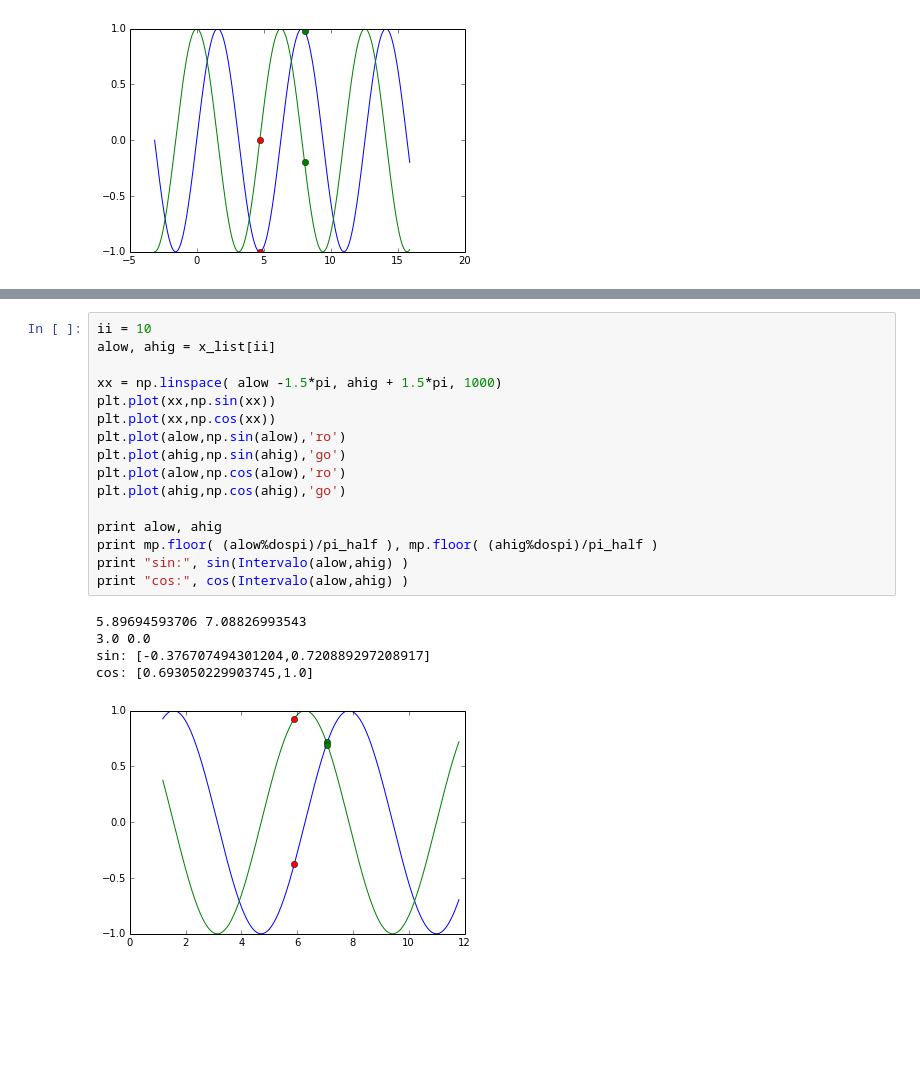
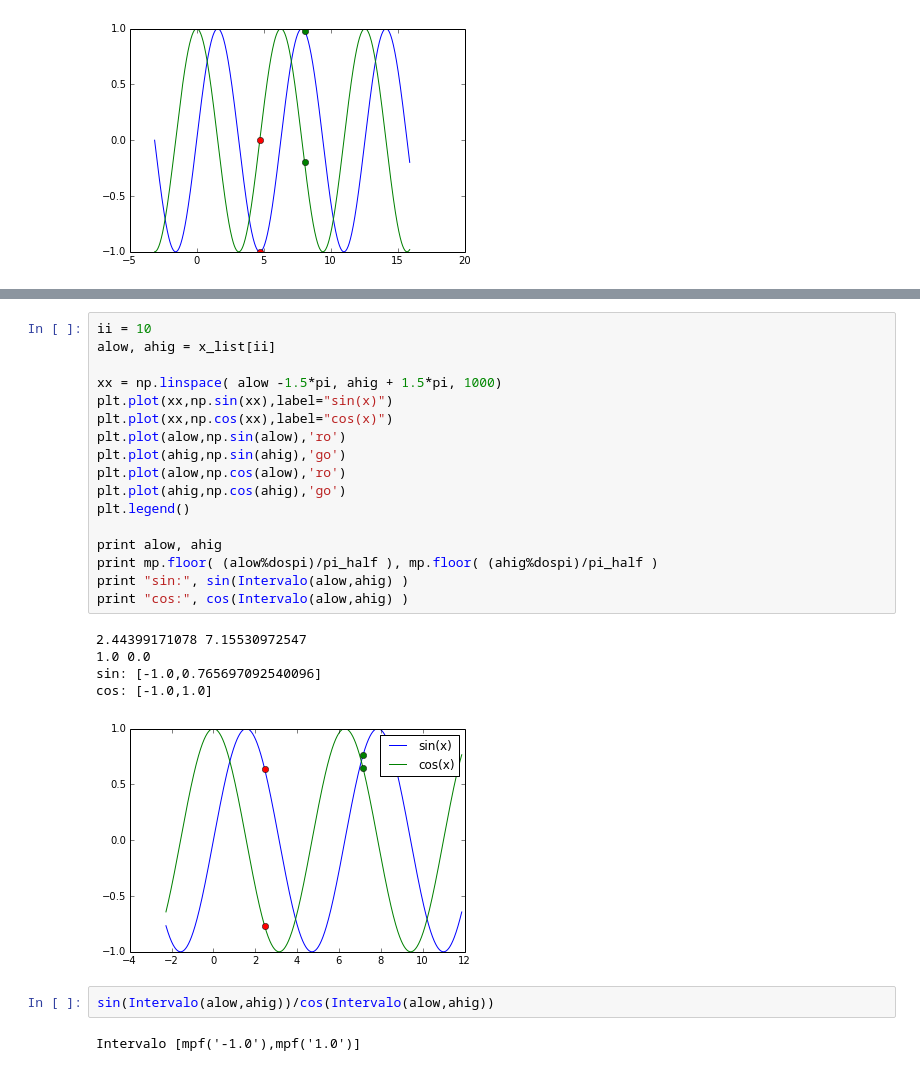
Before and after one commit to dpsanders/interval_arithmetic, a Jupyter notebook: Test_SinCos.ipynb, the cells around one changed output, grey strips where cells are left out. Cells and saved outputs as stored; diff of their text form; blank space fills up the shorter version.

```diff
--- a/Test_SinCos.ipynb
+++ b/Test_SinCos.ipynb
@@ -94,22 +101,27 @@ cos( x ) =  [0.693050229903745,1.0]
 # %%
 ii = 10
 alow, ahig = x_list[ii]
 
 xx = np.linspace( alow -1.5*pi, ahig + 1.5*pi, 1000)
-plt.plot(xx,np.sin(xx))
-plt.plot(xx,np.cos(xx))
+plt.plot(xx,np.sin(xx),label="sin(x)")
+plt.plot(xx,np.cos(xx),label="cos(x)")
 plt.plot(alow,np.sin(alow),'ro')
 plt.plot(ahig,np.sin(ahig),'go')
 plt.plot(alow,np.cos(alow),'ro')
 plt.plot(ahig,np.cos(ahig),'go')
+plt.legend()
 
 print alow, ahig
 print mp.floor( (alow%dospi)/pi_half ), mp.floor( (ahig%dospi)/pi_half )
 print "sin:", sin(Intervalo(alow,ahig) )
 print "cos:", cos(Intervalo(alow,ahig) )
 # %% [output]
-5.89694593706 7.08826993543
-3.0 0.0
-sin: [-0.376707494301204,0.720889297208917]
-cos: [0.693050229903745,1.0]
+2.44399171078 7.15530972547
+1.0 0.0
+sin: [-1.0,0.765697092540096]
+cos: [-1.0,1.0]
-[figure, old version]
+[figure, new version]
+# %%
+sin(Intervalo(alow,ahig))/cos(Intervalo(alow,ahig))
+# %% [output]
+Intervalo [mpf('-1.0'),mpf('1.0')]
```
Also changed, not shown: parts of 3 cells of this notebook, 1 other file.
